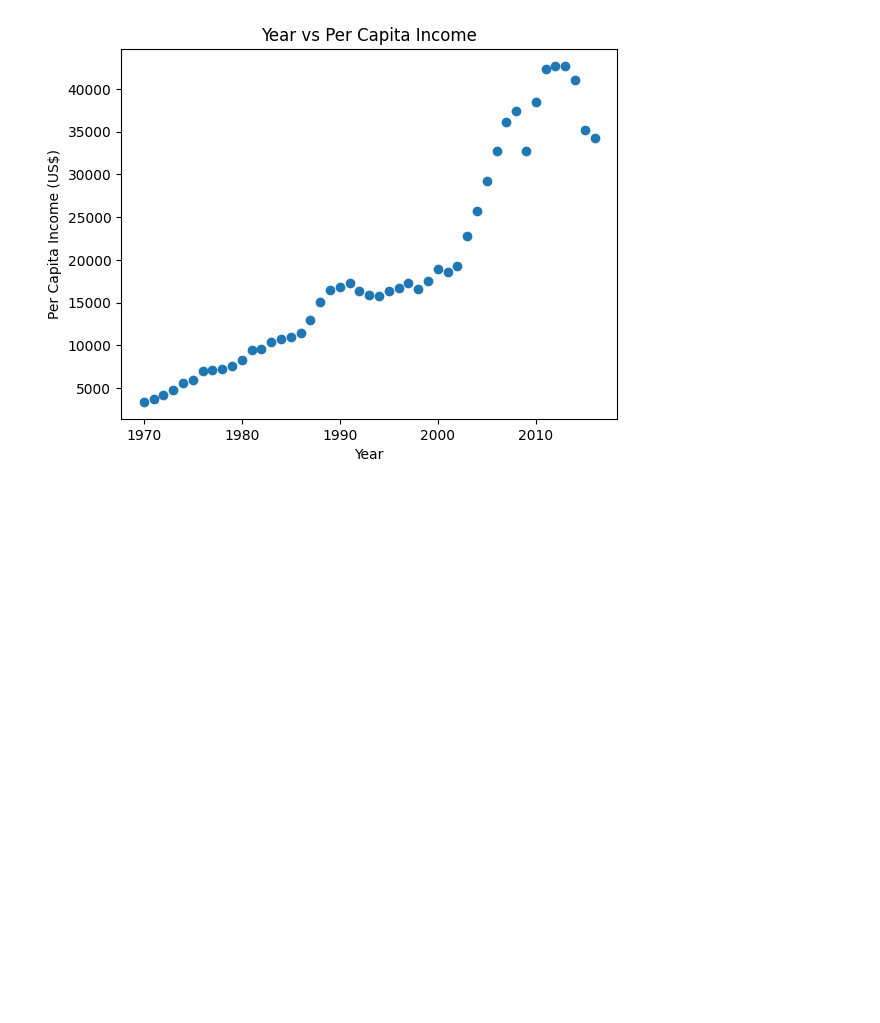
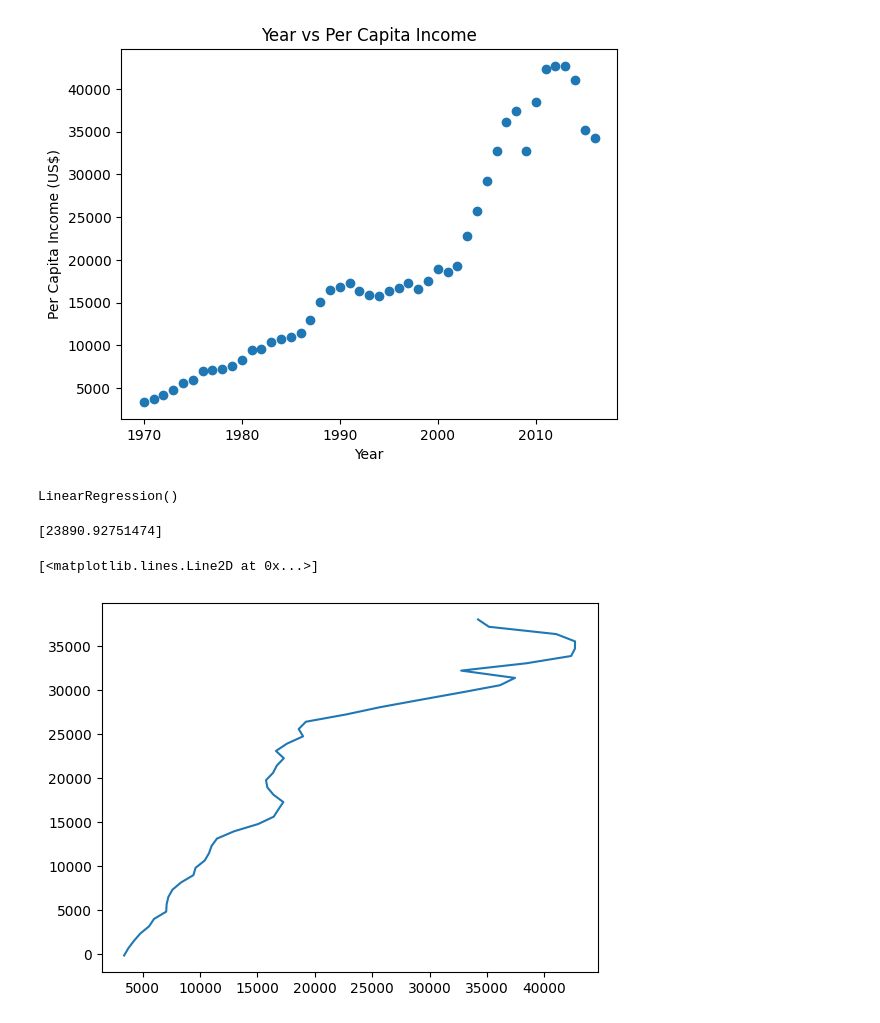
Before and after one commit to Avhi-kr/ds-practice, a Jupyter notebook: Practice.ipynb, the cells around one changed output. Saved outputs shown, nothing was run; the diff lists cells and outputs as text; code cells hidden in the pictures; blank space fills up the shorter version.

```diff
--- a/Practice.ipynb
+++ b/Practice.ipynb
@@ -60,3 +60,19 @@ plt.title("Year vs Per Capita Income")
 plt.show()
 # %% [output]
 [figure]
+# %%
+reg=linear_model.LinearRegression()
+reg.fit(df[['year']],df['per capita income (US$)'])
+# %% [output]
+LinearRegression()
+# %%
+y_pred = reg.predict([[1999]])
+print(y_pred)
+# %% [output]
+[23890.92751474]
+# %%
+prediction=reg.predict(df[['year']])
+plt.plot(df['per capita income (US$)'],prediction)
+# %% [output]
+[<matplotlib.lines.Line2D at 0x...>]
+[figure, added]
```
Also changed, not shown: parts of 1 cell of this notebook.
